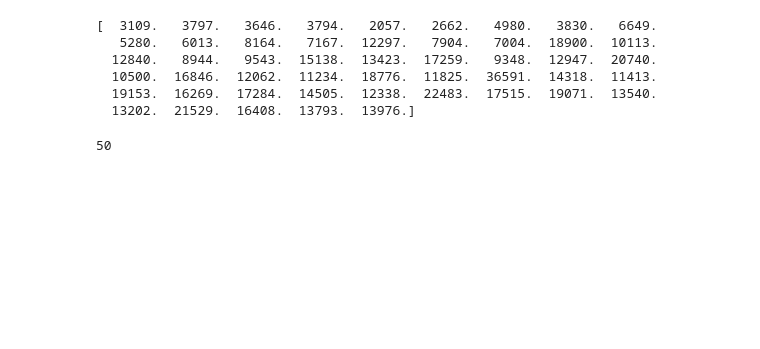
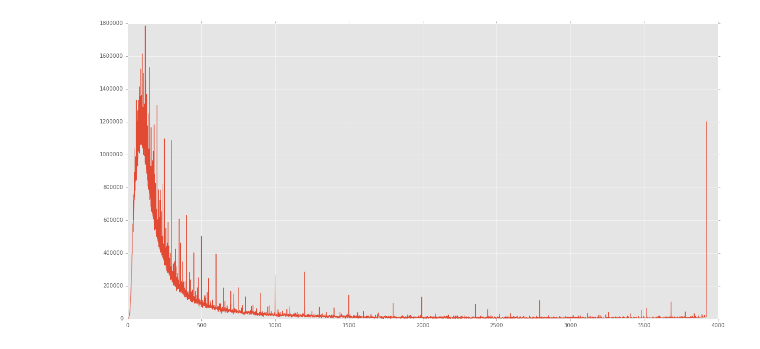
Before and after one commit to Kibrael/Edits, a Jupyter notebook: distribution viz.ipynb, the cells around one changed output. Saved outputs shown, nothing was run; the diff lists cells and outputs as text; code cells hidden in the pictures; blank space fills up the shorter version.

Commit message:
initial work on linked income and amount distributions

```diff
--- a/distribution viz.ipynb
+++ b/distribution viz.ipynb
@@ -99,13 +103,10 @@ plt.plot(x,y)
-# %%
-print(y)
-# %% [output]
-[  3109.   3797.   3646.   3794.   2057.   2662.   4980.   3830.   6649.
-   5280.   6013.   8164.   7167.  12297.   7904.   7004.  18900.  10113.
-  12840.   8944.   9543.  15138.  13423.  17259.   9348.  12947.  20740.
-  10500.  16846.  12062.  11234.  18776.  11825.  36591.  14318.  11413.
-  19153.  16269.  17284.  14505.  12338.  22483.  17515.  19071.  13540.
-  13202.  21529.  16408.  13793.  13976.]
-# %%
-print(len(y))
-# %% [output]
-50
+# %%
+#plotting distributions of income
+inc_fig = plt.figure(figsize=(20,10))
+#x_tics = list(inc_2014.income)
+y = inc_2014.amountXcount
+#plt.xticks(range(len(x_tics)), x_ticks)
+plt.plot(range(len(x_tics)), y)
+plt.show(inc_fig)
+# %% [output]
+[figure, added]
```
Also changed, not shown: parts of 14 cells of this notebook, 4 other files.
